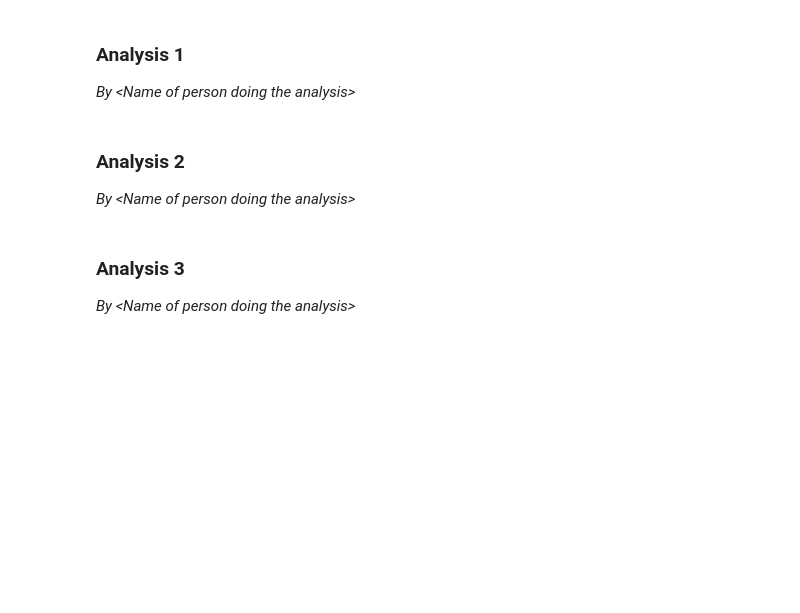
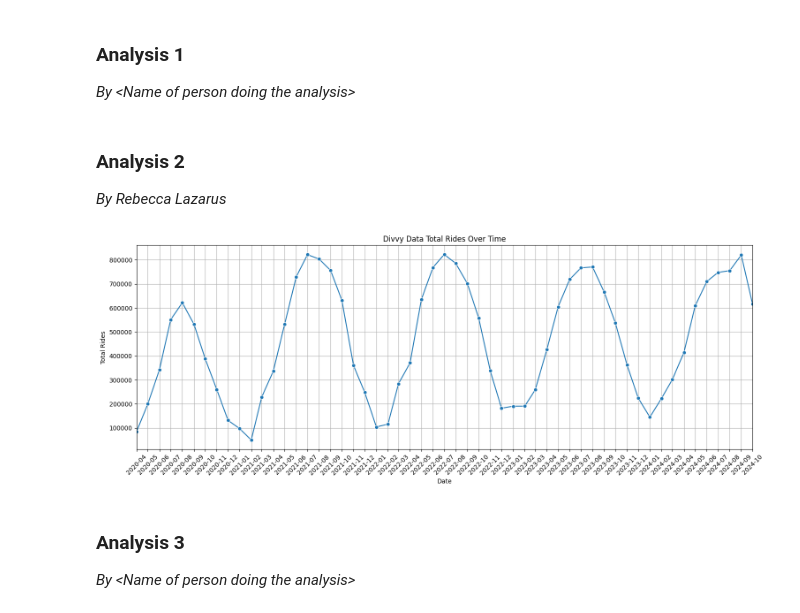
Before and after one commit to JonasGoldberg18/STAT303_Final_Project, a Jupyter notebook: Project Code Template.ipynb, the cells around one changed output. Cells and saved outputs as stored; diff of their text form; code cells hidden in the pictures; blank space fills up the shorter version.

Commit message:
Rebecca

```diff
--- a/Project Code Template.ipynb
+++ b/Project Code Template.ipynb
@@ -406,6 +406,6 @@ member_casual             0
 dtype: int64
 # %%
 #Drop Missing end_lat and end_lng values (they are the same rows so we are not losing too much data) - Rebecca Lazarus
-divvy_data = divvy_data['end_lat'].dropna()
+divvy_data = divvy_data.dropna(subset=['end_lat', 'end_lng'])
 divvy_data.isnull().sum()
 # %% [output]
@@ -444,4 +432,4 @@ Put code with comments. The comments should explain the code such that it can be
 *By \<Name of person doing the analysis>*
 # %% [markdown]
 ### Analysis 2
-*By \<Name of person doing the analysis>*
+*By Rebecca Lazarus*
@@ -447,0 +438,20 @@ Put code with comments. The comments should explain the code such that it can be
+# %%
+#DIVVY DATA
+#convert start date for graphing
+divvy_data['started_at'] = pd.to_datetime(divvy_data['started_at'])
+divvy_data['month_year'] = divvy_data['started_at'].dt.to_period('M')
+counts = divvy_data.groupby('month_year').size().reset_index(name='count')
+counts['month_year'] = counts['month_year'].dt.to_timestamp()
+
+#Graph trend across the months and years
+plt.figure(figsize=(18, 6))
+sns.lineplot(data=counts, x = 'month_year', y = 'count', marker = 'o')
+plt.title('Divvy Data Total Rides Over Time')
+plt.xlabel('Date')
+plt.ylabel('Total Rides')
+plt.xticks(ticks = counts['month_year'], labels = counts['month_year'].dt.strftime('%Y-%m'), rotation=45)
+plt.grid(True)
+plt.margins(x=0)
+plt.show();
+# %% [output]
+[figure, added]
```
Also changed, not shown: parts of 10 cells of this notebook.
